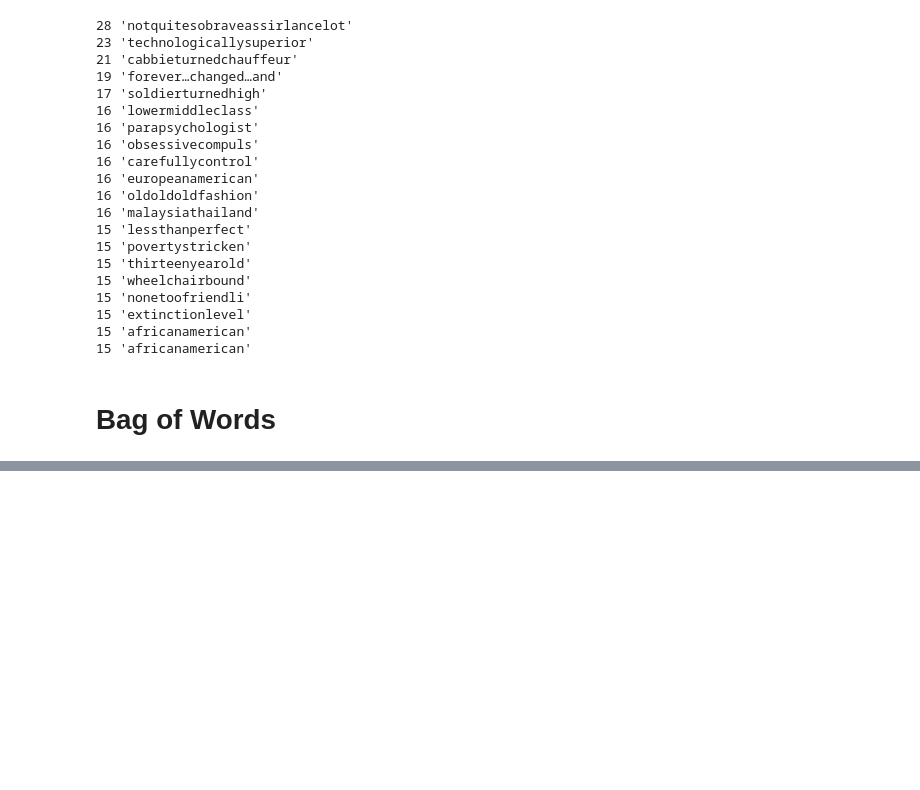
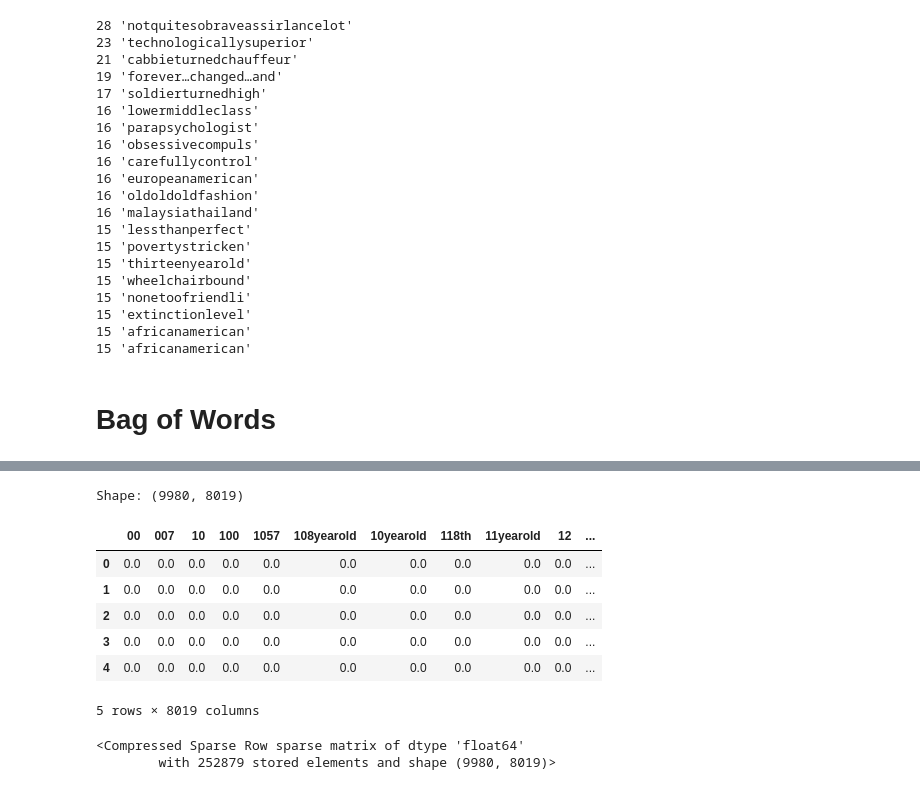
Before and after one commit to himanshukr72/NLP, a Jupyter notebook: notebooks/text_prosessing.ipynb, the cells around one changed output, grey strips where cells are left out. Saved outputs shown, nothing was run; the diff lists cells and outputs as text; code cells hidden in the pictures; blank space fills up the shorter version.

```diff
--- a/notebooks/text_prosessing.ipynb
+++ b/notebooks/text_prosessing.ipynb
@@ -458,0 +543,35 @@ cv.get_feature_names_out()
+# %%
+from sklearn.feature_extraction.text import TfidfVectorizer
+
+# Convert list of tokens back to a string
+text_for_tfidf = text.apply(lambda x: ' '.join(x))
+
+# TF-IDF
+tfidf = TfidfVectorizer()
+
+tfidf_matrix = tfidf.fit_transform(text_for_tfidf)
+
+# Convert to DataFrame
+tfidf_df = pd.DataFrame(
+    tfidf_matrix.toarray(),
+    columns=tfidf.get_feature_names_out(),
+    index=text.index
+)
+
+print("Shape:", tfidf_df.shape)
+
+tfidf_df.head()
+# %% [output]
+Shape: (9980, 8019)
+|  | 00 | 007 | 10 | 100 | 1057 | 108yearold | 10yearold | 118th | 11yearold | 12 | ... |
+| 0 | 0.0 | 0.0 | 0.0 | 0.0 | 0.0 | 0.0 | 0.0 | 0.0 | 0.0 | 0.0 | ... |
+| 1 | 0.0 | 0.0 | 0.0 | 0.0 | 0.0 | 0.0 | 0.0 | 0.0 | 0.0 | 0.0 | ... |
+| 2 | 0.0 | 0.0 | 0.0 | 0.0 | 0.0 | 0.0 | 0.0 | 0.0 | 0.0 | 0.0 | ... |
+| 3 | 0.0 | 0.0 | 0.0 | 0.0 | 0.0 | 0.0 | 0.0 | 0.0 | 0.0 | 0.0 | ... |
+| 4 | 0.0 | 0.0 | 0.0 | 0.0 | 0.0 | 0.0 | 0.0 | 0.0 | 0.0 | 0.0 | ... |
+5 rows × 8019 columns
+# %%
+tfidf.fit_transform(text.apply(lambda x: ' '.join(x)))
+# %% [output]
+<Compressed Sparse Row sparse matrix of dtype 'float64'
+        with 252879 stored elements and shape (9980, 8019)>
```
Also changed, not shown: parts of 10 cells of this notebook.
